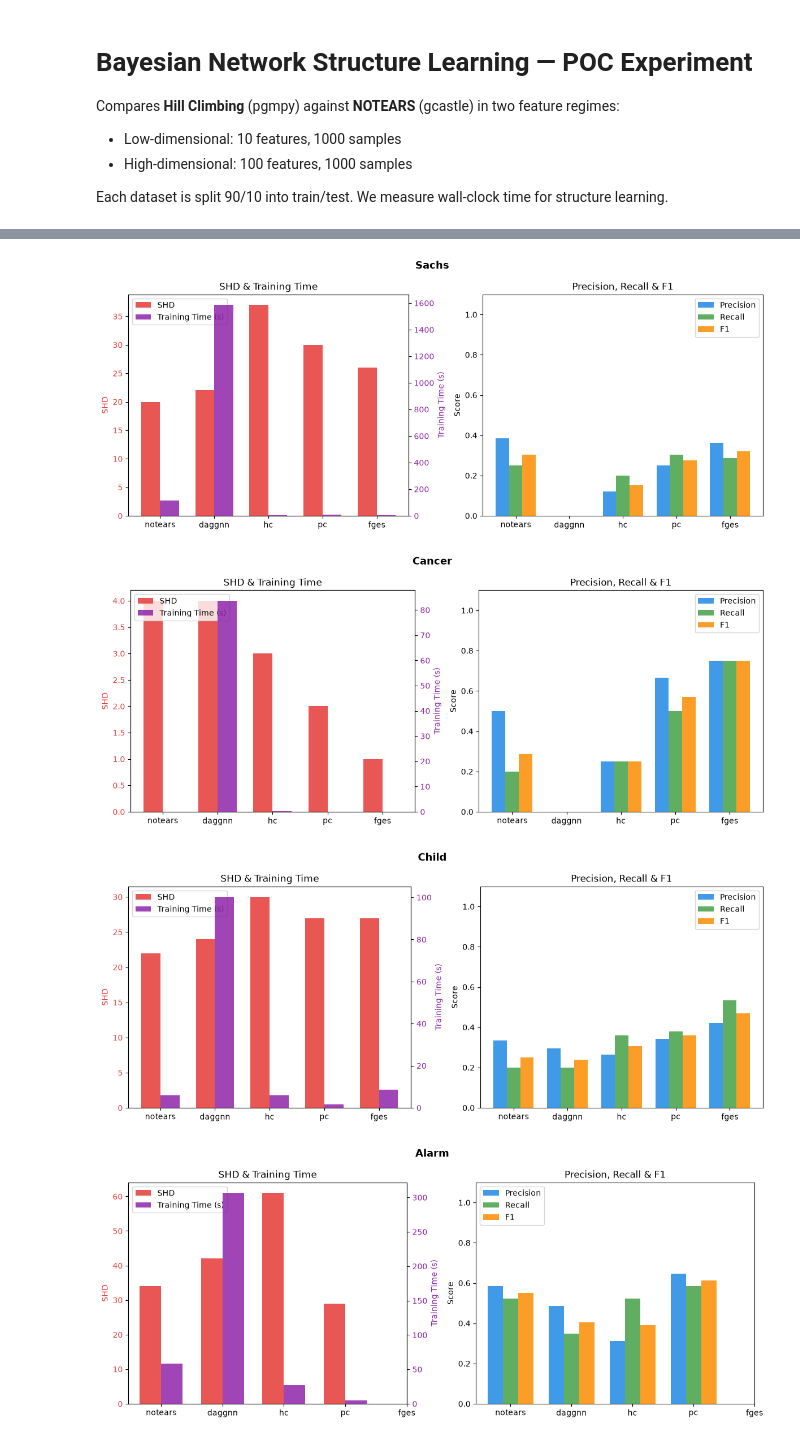
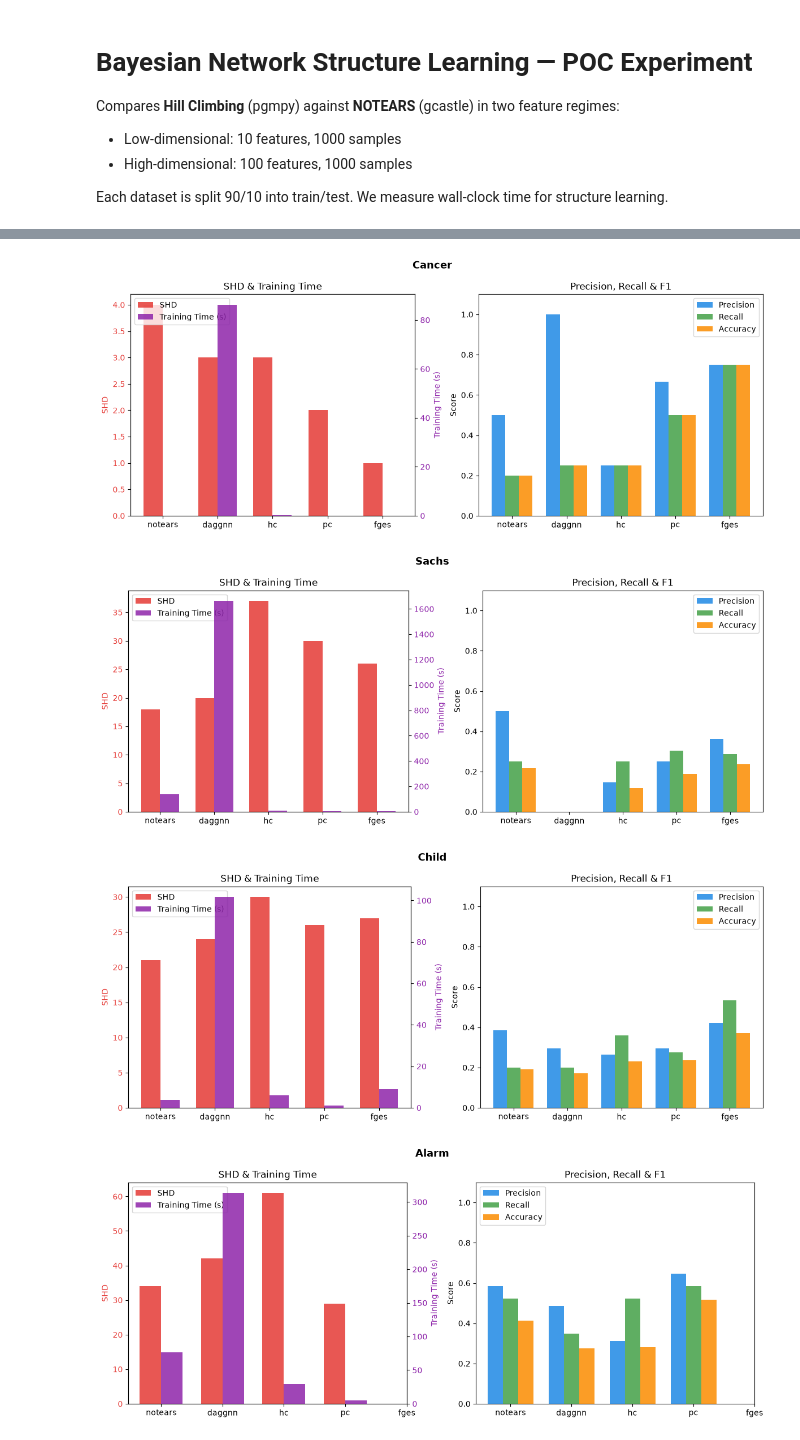
Before and after one commit to Tarekun/bayesian-continuous, a Jupyter notebook: experiment.ipynb, the cells around one changed output, grey strips where cells are left out. Cells and saved outputs as stored; diff of their text form; code cells hidden in the pictures.

```diff
--- a/experiment.ipynb
+++ b/experiment.ipynb
@@ -22,9 +23,9 @@ SEED = 42
 sachs_df, sachs_dag  = load_sachs()
 print(f"Sachs: {sachs_df.shape[0]} samples, {sachs_df.shape[1]} nodes, {len(sachs_dag.edges())} true edges")
 
-sachs_notears_result = train_notears(sachs_df, lambda1=0.1, w_threshold=0.5)
+sachs_notears_result = train_notears(sachs_df, lambda1=0.1, w_threshold=0.6)
 sachs_notears_metrics = graph_metrics(sachs_dag.edges, sachs_notears_result.edges)
-sachs_daggnn_result = train_daggnn(sachs_df, mlp_dimension=32, epochs=100, lr=0.03, graph_threshold=0.1)
+sachs_daggnn_result = train_daggnn(sachs_df, mlp_dimension=32, epochs=100, lr=0.03, graph_threshold=0.2)
 sachs_daggnn_metrics = graph_metrics(sachs_dag.edges, sachs_daggnn_result.edges)
 
 sachs_hc_result = train_hill_climbing(sachs_df)
@@ -60,7 +61,7 @@ print(f"cancer: {cancer_df.shape[0]} samples, {cancer_df.shape[1]} nodes, {len(c
 
 cancer_notears_result = train_notears(cancer_df, lambda1=0.01, w_threshold=0.0)
 cancer_notears_metrics = graph_metrics(cancer_dag.edges, cancer_notears_result.edges)
-cancer_daggnn_result = train_daggnn(cancer_df, mlp_dimension=32, epochs=100, lr=0.003, graph_threshold=0.1)
+cancer_daggnn_result = train_daggnn(cancer_df, mlp_dimension=32, epochs=100, lr=0.003, graph_threshold=0.05)
 cancer_daggnn_metrics = graph_metrics(cancer_dag.edges, cancer_daggnn_result.edges)
 
 cancer_hc_result = train_hill_climbing(cancer_df)
@@ -113,14 +114,14 @@ CHILD_SAMPLES = 1000
 child_df, child_dag  = load_child(CHILD_SAMPLES, seed=SEED)
 print(f"child: {child_df.shape[0]} samples, {child_df.shape[1]} nodes, {len(child_dag.edges())} true edges")
 
-child_notears_result = train_notears(child_df, lambda1=0.01, w_threshold=0.5)
+child_notears_result = train_notears(child_df, lambda1=0.05, w_threshold=0.3)
 child_notears_metrics = graph_metrics(child_dag.edges, child_notears_result.edges)
-child_daggnn_result = train_daggnn(child_df, mlp_dimension=32, epochs=100, lr=0.003)
+child_daggnn_result = train_daggnn(child_df, mlp_dimension=32, epochs=100, lr=0.003, graph_threshold=0.3)
 child_daggnn_metrics = graph_metrics(child_dag.edges, child_daggnn_result.edges)
 
 child_hc_result = train_hill_climbing(child_df)
 child_hc_metrics = graph_metrics(child_dag.edges, child_hc_result.edges)
-child_pc_result = train_pc(child_df, ci_test="pearsonr", significance_level=0.05, max_cond_vars=None)
+child_pc_result = train_pc(child_df, ci_test="pearsonr", significance_level=0.001, max_cond_vars=None)
 child_pc_metrics = graph_metrics(child_dag.edges, child_pc_result.edges)
 child_fges_result = train_fges(child_df, method="scatter")
 child_fges_metrics = graph_metrics(child_dag.edges, child_fges_result.edges)
@@ -155,7 +156,7 @@ print(f"alarm: {alarm_df.shape[0]} samples, {alarm_df.shape[1]} nodes, {len(alar
 
 alarm_notears_result = train_notears(alarm_df, lambda1=0.01, w_threshold=0.2)
 alarm_notears_metrics = graph_metrics(alarm_dag.edges, alarm_notears_result.edges)
-alarm_daggnn_result = train_daggnn(alarm_df, mlp_dimension=32, epochs=300, lr=0.003)
+alarm_daggnn_result = train_daggnn(alarm_df, mlp_dimension=32, epochs=300, lr=0.003, graph_threshold=0.3)
 alarm_daggnn_metrics = graph_metrics(alarm_dag.edges, alarm_daggnn_result.edges)
 
 alarm_hc_result = train_hill_climbing(alarm_df)
@@ -186,18 +199,18 @@ alarm: 1000 samples, 37 nodes, 46 true edges
 # %%
 datasets = {
+    "Cancer": {
+        "notears": (cancer_notears_metrics, cancer_notears_result.elapsed_s),
+        "daggnn":  (cancer_daggnn_metrics,  cancer_daggnn_result.elapsed_s),
+        "hc":      (cancer_hc_metrics,      cancer_hc_result.elapsed_s),
+        "pc":      (cancer_pc_metrics,      cancer_pc_result.elapsed_s),
+        "fges":    (cancer_fges_metrics,    cancer_fges_result.elapsed_s),
+    },
     "Sachs": {
         "notears": (sachs_notears_metrics,  sachs_notears_result.elapsed_s),
         "daggnn":  (sachs_daggnn_metrics,   sachs_daggnn_result.elapsed_s),
         "hc":      (sachs_hc_metrics,       sachs_hc_result.elapsed_s),
         "pc":      (sachs_pc_metrics,       sachs_pc_result.elapsed_s),
         "fges":    (sachs_fges_metrics,     sachs_fges_result.elapsed_s),
-    },
-    "Cancer": {
-        "notears": (cancer_notears_metrics, cancer_notears_result.elapsed_s),
-        "daggnn":  (cancer_daggnn_metrics,  cancer_daggnn_result.elapsed_s),
-        "hc":      (cancer_hc_metrics,      cancer_hc_result.elapsed_s),
-        "pc":      (cancer_pc_metrics,      cancer_pc_result.elapsed_s),
-        "fges":    (cancer_fges_metrics,    cancer_fges_result.elapsed_s),
     },
     "Child": {
         "notears": (child_notears_metrics,  child_notears_result.elapsed_s),
@@ -215,10 +228,16 @@ datasets = {
     },
 }
 
-ALGORITHMS  = ["notears", "daggnn", "hc", "pc", "fges"]
+ALGORITHMS  = [
+    "notears",
+    "daggnn",
+    "hc",
+    "pc",
+    "fges"
+]
 SHD_COLOR   = "#E53935"
 TIME_COLOR  = "#8E24AA"
-PRF_COLORS  = {"precision": "#1E88E5", "recall": "#43A047", "f1": "#FB8C00"}
+PRF_COLORS  = {"precision": "#1E88E5", "recall": "#43A047", "accuracy": "#FB8C00"}
 
 
 def _plot_dataset(title, algo_data):
@@ -240,45 +259,34 @@ def _plot_dataset(title, algo_data):
     ax_shd_time.set_xticks(x)
     ax_shd_time.set_xticklabels(ALGORITHMS)
     ax_shd_time.set_ylabel("SHD",              color=SHD_COLOR)
     ax_shd_time.tick_params(axis="y",           labelcolor=SHD_COLOR)
     ax_time.set_ylabel("Training Time (s)",     color=TIME_COLOR)
     ax_time.tick_params(axis="y",               labelcolor=TIME_COLOR)
     ax_shd_time.set_title("SHD & Training Time")
     ax_shd_time.legend(handles=[b_shd, b_time], loc="upper left")
 
     # right: precision, recall, F1
     w3 = 0.25
     offsets = [-w3, 0, w3]
     for (metric, color), offset in zip(PRF_COLORS.items(), offsets):
         vals = [algo_data[a][0][metric] if a in algo_data else float("nan") for a in ALGORITHMS]
         ax_prf.bar(x + offset, vals, w3, color=color, alpha=0.85, label=metric.capitalize())
 
     ax_prf.set_xticks(x)
     ax_prf.set_xticklabels(ALGORITHMS)
     ax_prf.set_ylabel("Score")
     ax_prf.set_ylim(0, 1.1)
     ax_prf.set_title("Precision, Recall & F1")
     ax_prf.legend()
 
     fig.tight_layout()
     plt.show()
 
 
 for name, algo_data in datasets.items():
     _plot_dataset(name, algo_data)
-
-# aggregate figure — average only over datasets where the algorithm was run
-avg_data = {
-    algo: (
-        {m: np.mean([datasets[ds][algo][0][m] for ds in datasets if algo in datasets[ds]])
-         for m in ["shd", "precision", "recall", "f1"]},
-        np.mean([datasets[ds][algo][1] for ds in datasets if algo in datasets[ds]]),
-    )
-    for algo in ALGORITHMS
-}
-_plot_dataset("Average (all datasets)", avg_data)
 # %% [output]
-[figure, old version]
+[figure, new version]
-[figure, old version]
+[figure, new version]
-[figure, old version]
+[figure, new version]
-[figure, old version]
+[figure, new version]
```
Also changed, not shown: parts of 17 cells of this notebook, 9 other files.
